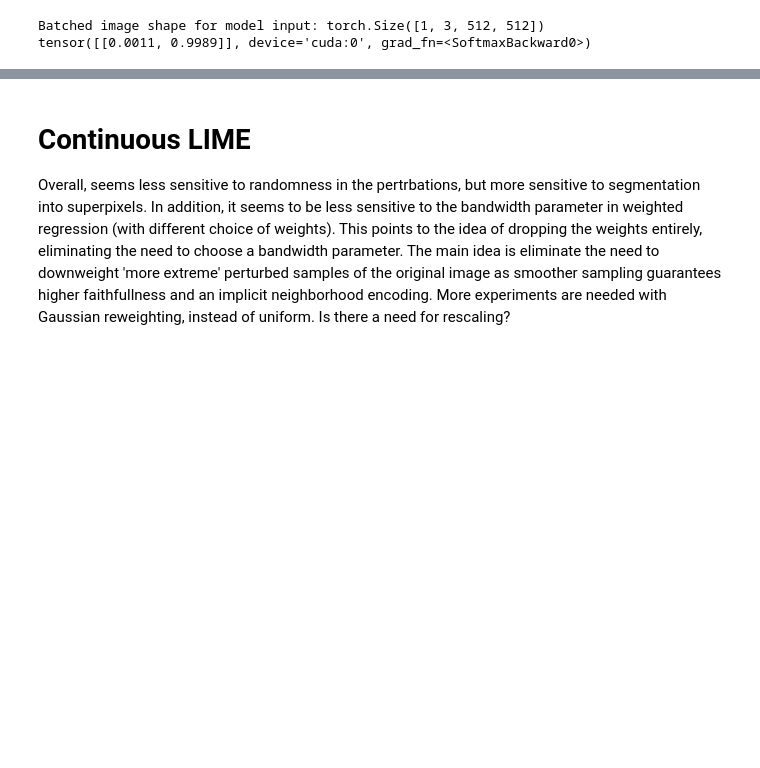
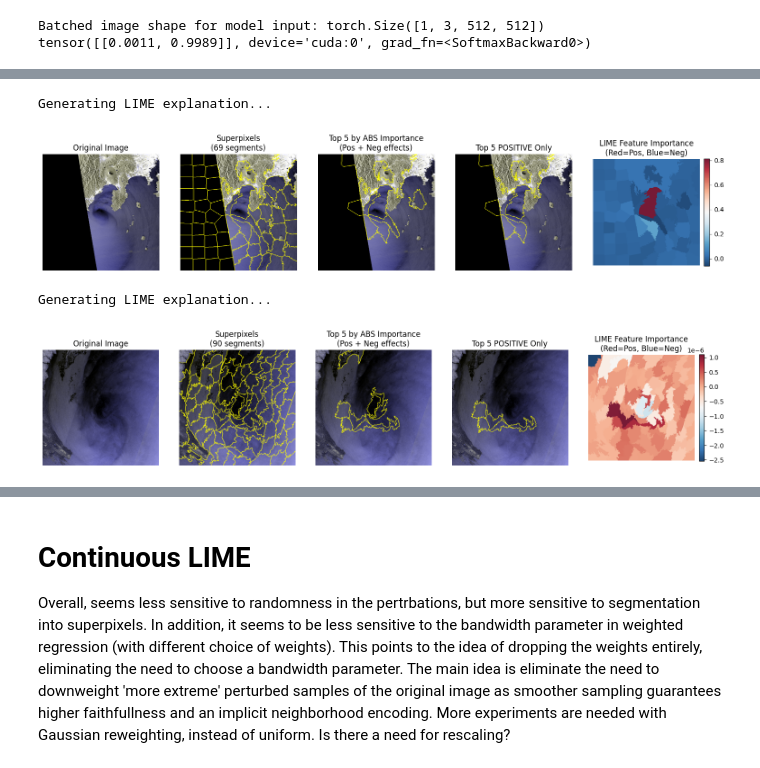
Before and after one commit to Grometton/Interpretability-Polar-Lows, a Jupyter notebook: notebooks/explanations.ipynb, the cells around one changed output, grey strips where cells are left out. Cells and saved outputs as stored; diff of their text form; code cells hidden in the pictures; blank space fills up the shorter version.

```diff
--- a/notebooks/explanations.ipynb
+++ b/notebooks/explanations.ipynb
@@ -303,0 +385,31 @@ Running LIME explanation...
+# %%
+image_path = Path(test_dir)/'pos'/'cffe42_20191012T084028_20191012T084212_mos_rgb.png'
+image = get_image(image_path)
+transformed_image = test_transform(image)
+
+explanation, lime_image_np, segments = run_standard_lime(
+    model, transformed_image, device,
+    n_samples=1000,  # Match simple
+    n_superpixels=100,
+    compactness=5,  # Match simple
+    top_k=5
+)
+
+###
+
+image_path = Path(test_dir)/'pos'/'e8b0d4_20181231T025037_20181231T025219_mos_rgb.png'
+image = get_image(image_path)
+transformed_image = test_transform(image)
+
+explanation, lime_image_np, segments = run_standard_lime(
+    model, transformed_image, device,
+    n_samples=1000,  # Match simple
+    n_superpixels=100,
+    compactness=5,  # Match simple
+    top_k=5
+)
+# %% [output]
+Generating LIME explanation...
+[figure, added]
+Generating LIME explanation...
+[figure, added]
```
Also changed, not shown: parts of 9 cells of this notebook.
